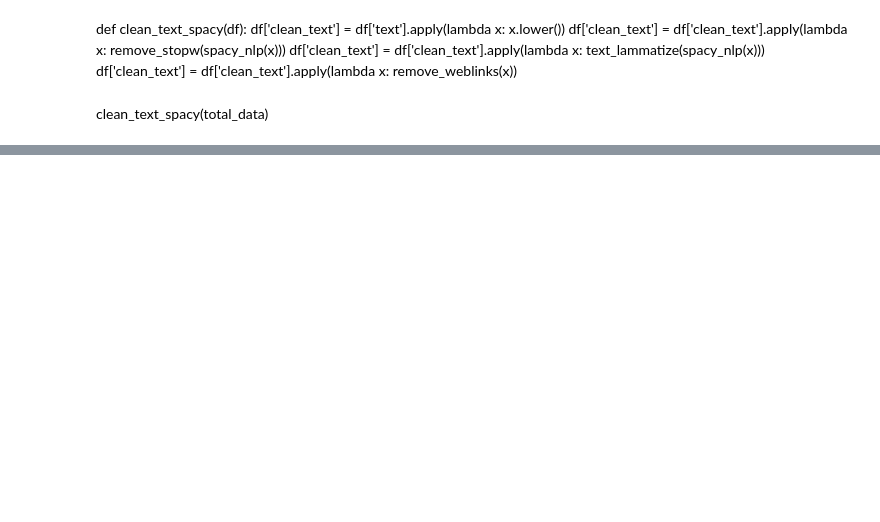
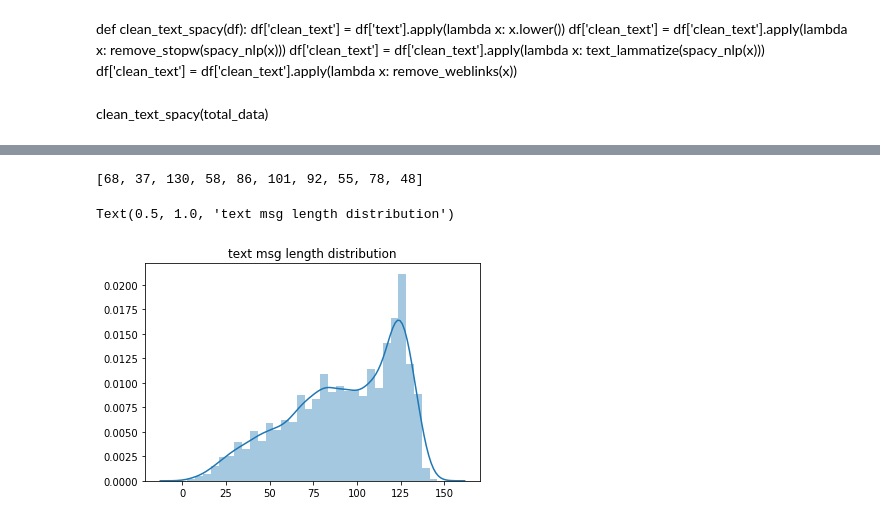
Before and after one commit to arijitde-marvell/disaster_tweet_analysis_nlp, a Jupyter notebook: nlp_disaster_tweet_analysis.ipynb, the cells around one changed output, grey strips where cells are left out. Drawn from its saved outputs; the diff is of its cells as text; code cells hidden in the pictures; blank space fills up the shorter version.

```diff
--- a/nlp_disaster_tweet_analysis.ipynb
+++ b/nlp_disaster_tweet_analysis.ipynb
@@ -491,0 +469,5 @@ pred.to_csv('pred_spacy.csv')
+# %%
+def clean_text_for_deeplearning(tfdata):
+    tfdata['clean_text_tf'] = tfdata['text'].apply(lambda x: x.lower())
+
+    tfdata['clean_text_tf'] = tfdata['clean_text_tf'].apply(lambda x: remove_punctuations_and_nums(x))
@@ -491,0 +483,2 @@ pred.to_csv('pred_spacy.csv')
+# %%
+clean_text_for_deeplearning(total_data)
@@ -491,0 +541,9 @@ pred.to_csv('pred_spacy.csv')
+# %%
+# check the length of the text messages to decide the max length to keep.
+txt_len=[]
+for text in total_data['clean_text_tf']:
+    txt_len.append(len(text))
+# %%
+txt_len[:10]
+# %% [output]
+[68, 37, 130, 58, 86, 101, 92, 55, 78, 48]
@@ -491,0 +552,5 @@ pred.to_csv('pred_spacy.csv')
+# %%
+sb.distplot(txt_len, label='text msg length').set_title('text msg length distribution')
+# %% [output]
+Text(0.5, 1.0, 'text msg length distribution')
+[figure, added]
```
Also changed, not shown: parts of 27 cells of this notebook.
